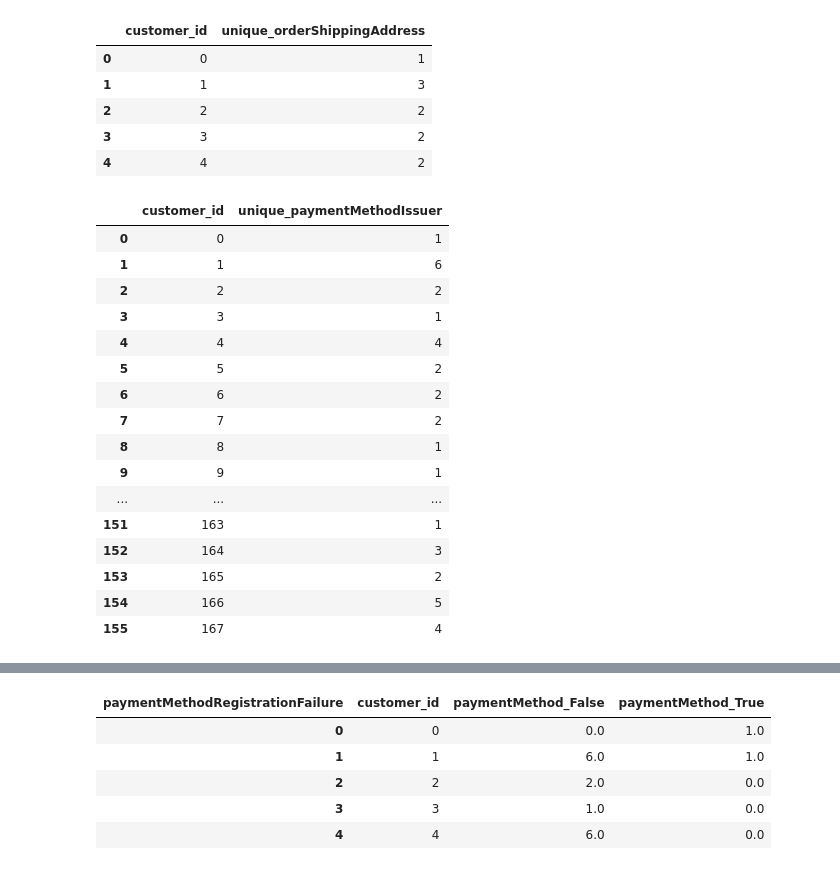
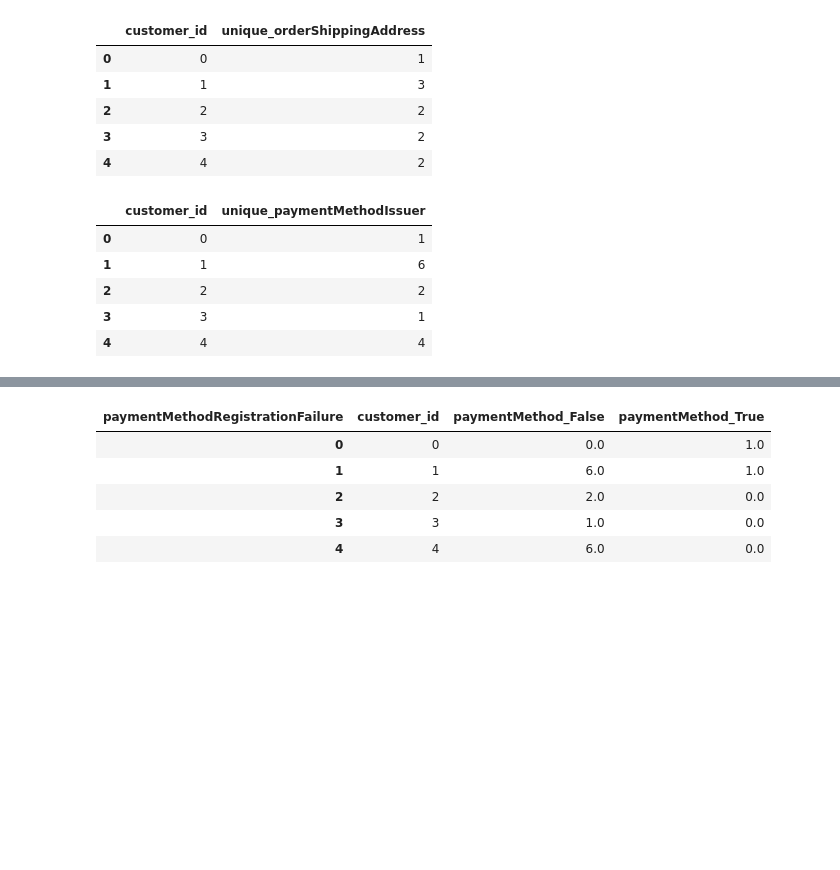
Before and after one commit to azawalich/unravelin-code-test-data-science, a Jupyter notebook: zadanie.ipynb, the cells around one changed output, grey strips where cells are left out. Saved outputs shown, nothing was run; the diff lists cells and outputs as text; code cells hidden in the pictures; blank space fills up the shorter version.

```diff
--- a/zadanie.ipynb
+++ b/zadanie.ipynb
@@ -261,25 +261,14 @@ customers_df.loc[customers_df['customer_id'].isin(strange_paymentMethodIssuer_cu
 # %%
 test_df = paymentMethods_df.drop_duplicates(['customer_id', 'paymentMethodIssuer'])
 paymentMethods_issuers = test_df.groupby('customer_id').paymentMethodIssuer.size().reset_index().rename(columns={'paymentMethodIssuer': 'unique_paymentMethodIssuer'})
-paymentMethods_issuers
+paymentMethods_issuers.head()
 # %% [output]
 |  | customer_id | unique_paymentMethodIssuer |
 | 0 | 0 | 1 |
 | 1 | 1 | 6 |
 | 2 | 2 | 2 |
 | 3 | 3 | 1 |
 | 4 | 4 | 4 |
-| 5 | 5 | 2 |
-| 6 | 6 | 2 |
-| 7 | 7 | 2 |
-| 8 | 8 | 1 |
-| 9 | 9 | 1 |
-| ... | ... | ... |
-| 151 | 163 | 1 |
-| 152 | 164 | 3 |
-| 153 | 165 | 2 |
-| 154 | 166 | 5 |
-| 155 | 167 | 4 |
 # %%
 test_df2 = paymentMethods_df.drop_duplicates(['customer_id', 'paymentMethodProvider'])
 paymentMethods_providers = test_df2.groupby('customer_id').paymentMethodProvider.size().reset_index().rename(columns={'paymentMethodProvider': 'unique_paymentMethodProvider'})
```
Also changed, not shown: parts of 13 cells of this notebook.
